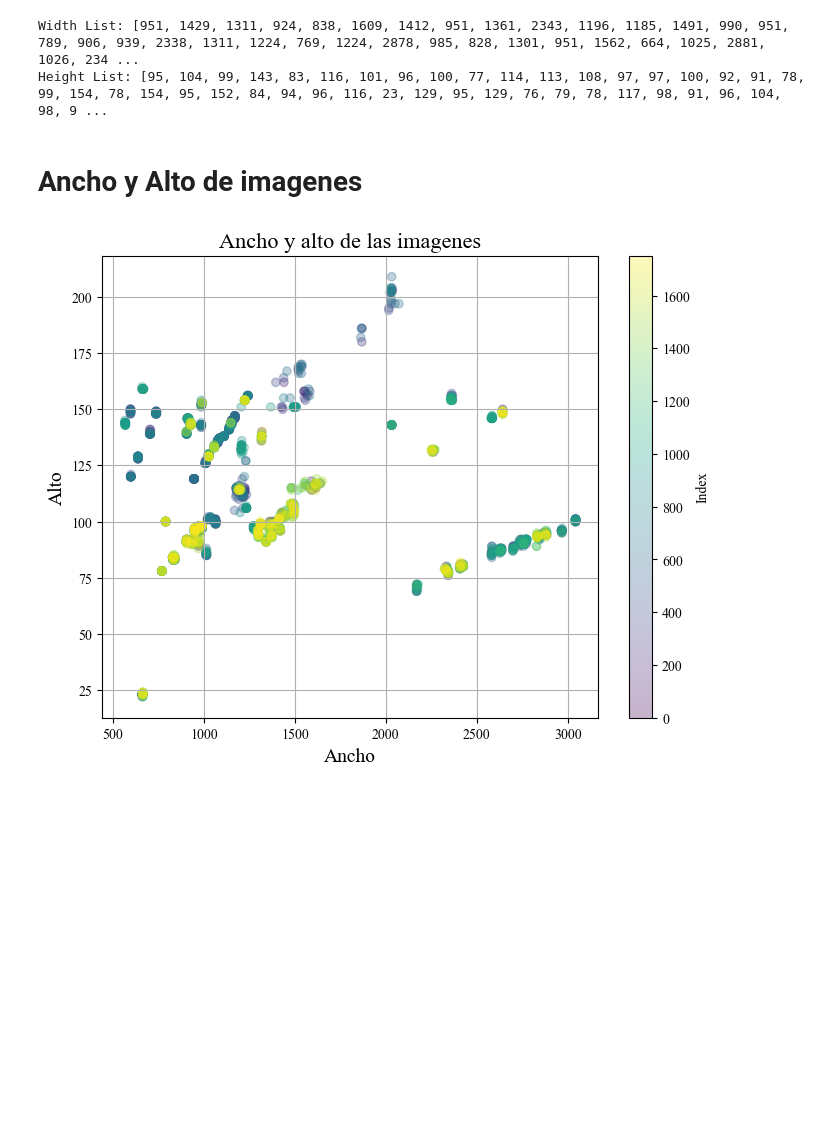
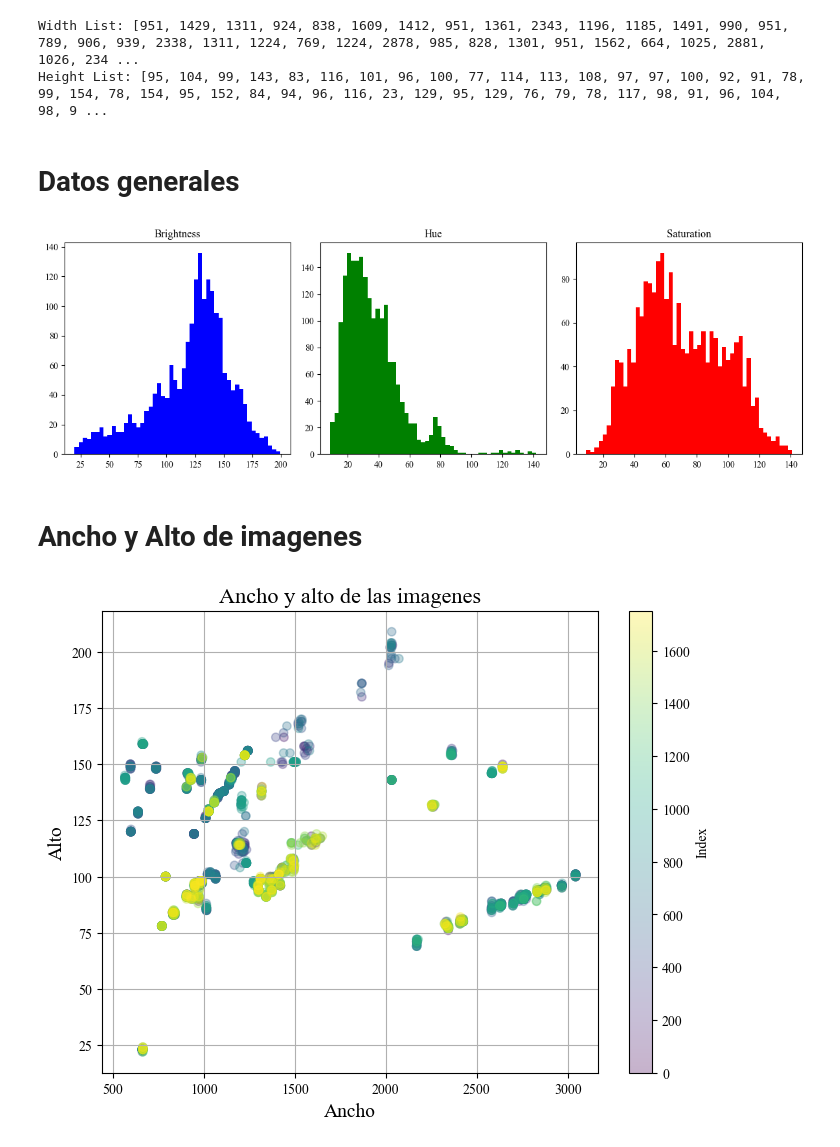
Before and after one commit to azulamakk/PF-vacasVaqueras, a Jupyter notebook: imageSize.ipynb, the cells around one changed output. Saved outputs shown, nothing was run; the diff lists cells and outputs as text; code cells hidden in the pictures; blank space fills up the shorter version.

```diff
--- a/imageSize.ipynb
+++ b/imageSize.ipynb
@@ -27,6 +28,53 @@ print("Height List:", height_list)
 # %% [output]
 Width List: [951, 1429, 1311, 924, 838, 1609, 1412, 951, 1361, 2343, 1196, 1185, 1491, 990, 951, 789, 906, 939, 2338, 1311, 1224, 769, 1224, 2878, 985, 828, 1301, 951, 1562, 664, 1025, 2881, 1026, 234 ...
 Height List: [95, 104, 99, 143, 83, 116, 101, 96, 100, 77, 114, 113, 108, 97, 97, 100, 92, 91, 78, 99, 154, 78, 154, 95, 152, 84, 94, 96, 116, 23, 129, 95, 129, 76, 79, 78, 117, 98, 91, 96, 104, 98, 9 ...
+# %% [markdown]
+# Datos generales
+# %%
+def extract_features(image):
+    hsv_image = image.convert('HSV')
+    h, s, v = hsv_image.split()
+    brightness = np.mean(np.array(v))
+    hue = np.mean(np.array(h))
+    saturation = np.mean(np.array(s))
+
+    return brightness, hue, saturation
+
+def analyze_images(folder_path):
+    brightness_values = []
+    hue_values = []
+    saturation_values = []
+
+    for filename in os.listdir(folder_path):
+        image_path = os.path.join(folder_path, filename)
+        if os.path.isfile(image_path) and filename.lower().endswith(('.png', '.jpg', '.jpeg')):
+            image = Image.open(image_path)
+            brightness, hue, saturation = extract_features(image)
+            brightness_values.append(brightness)
+            hue_values.append(hue)
+            saturation_values.append(saturation)
+
+    return brightness_values, hue_values, saturation_values
+
+if __name__ == "__main__":
+    folder_path = "images"
+
+    brightness_values, hue_values, saturation_values = analyze_images(folder_path)
+
+    plt.figure(figsize=(12, 4))
+    plt.subplot(1, 3, 1)
+    plt.hist(brightness_values, bins=50, color='b')
+    plt.title('Brightness')
+    plt.subplot(1, 3, 2)
+    plt.hist(hue_values, bins=50, color='g')
+    plt.title('Hue')
+    plt.subplot(1, 3, 3)
+    plt.hist(saturation_values, bins=50, color='r')
+    plt.title('Saturation')
+    plt.tight_layout()
+    plt.show()
+# %% [output]
+[figure, added]
 # %% [markdown]
 # Ancho y Alto de imagenes
 # %%
```
Also changed, not shown: parts of 6 cells of this notebook.
